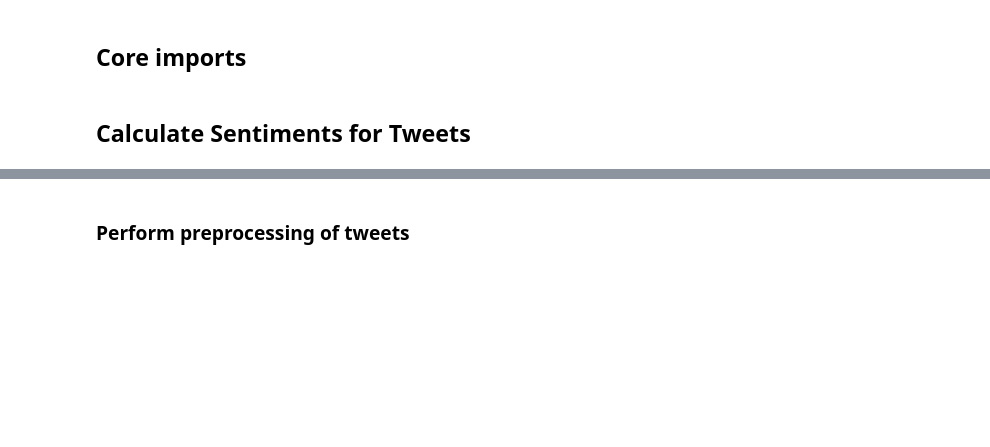
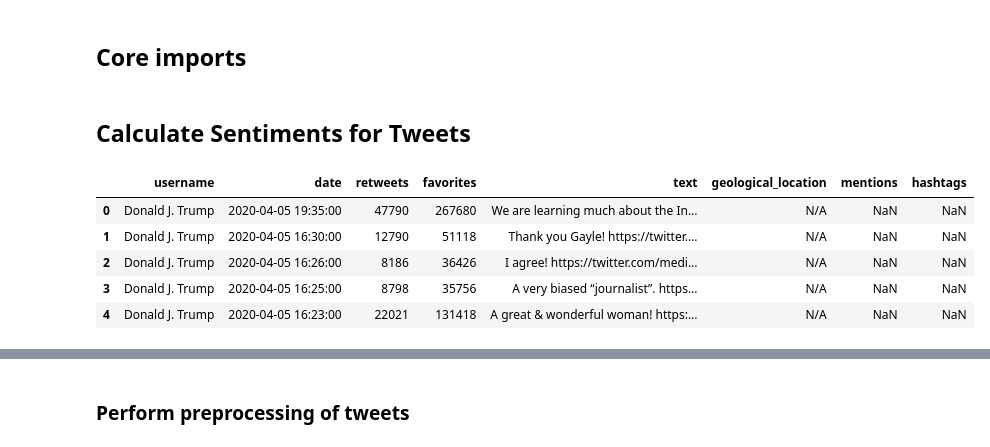
Before and after one commit to eleow/roboadvisorSystem, a Jupyter notebook: SystemCode/backend/notebooks/Sentiments.ipynb, the cells around one changed output, grey strips where cells are left out. Saved outputs shown, nothing was run; the diff lists cells and outputs as text; code cells hidden in the pictures; blank space fills up the shorter version.

```diff
--- a/SystemCode/backend/notebooks/Sentiments.ipynb
+++ b/SystemCode/backend/notebooks/Sentiments.ipynb
@@ -38,6 +38,31 @@ import sys
 sys.path.append('..')  # add parent folder to sys path
 # %% [markdown]
 ## Calculate Sentiments for Tweets
+# %%
+username="realDonaldTrump"
+twitter_data = '../data/twitter/tweets_'+username+'.csv'
+donald = pd.read_csv(twitter_data)
+
+# dataset = dataset.drop_duplicates(["permalink"])
+# dataset.to_csv(twitter_data, index=False)
+
+donald = donald.drop(['language', 'tweet_id', 'permalink', 'user_handle'], axis=1)
+
+# zero-pad hour in date string, then convert to a datetime
+donald['date'] = [re.sub(single_digit_hour, lambda s: '{}:{}'.format(s.group(1).zfill(2), s.group(2)), str(x)) for x in dataset['date']]
+donald['date'] = pd.to_datetime(dataset['date'], format="%d/%m/%Y %H:%M")
+
+donald['geological_location'] = donald['geological_location'].fillna('N/A')
+# dataset['mentions'] = dataset['mentions'].fillna('')
+# dataset['hashtags'] = dataset['hashtags'].fillna('')
+donald.head()
+# %% [output]
+|  | username | date | retweets | favorites | text | geological_location | mentions | hashtags |
+| 0 | Donald J. Trump | 2020-04-05 19:35:00 | 47790 | 267680 | We are learning much about the In... | N/A | NaN | NaN |
+| 1 | Donald J. Trump | 2020-04-05 16:30:00 | 12790 | 51118 | Thank you Gayle! https://twitter.... | N/A | NaN | NaN |
+| 2 | Donald J. Trump | 2020-04-05 16:26:00 | 8186 | 36426 | I agree! https://twitter.com/medi... | N/A | NaN | NaN |
+| 3 | Donald J. Trump | 2020-04-05 16:25:00 | 8798 | 35756 | A very biased “journalist”. https... | N/A | NaN | NaN |
+| 4 | Donald J. Trump | 2020-04-05 16:23:00 | 22021 | 131418 | A great & wonderful woman! https:... | N/A | NaN | NaN |
 # %%
 single_digit_hour = re.compile(r'\b(\d{1}):([0-5]?[0-9])')
 
```
Also changed, not shown: parts of 3 cells of this notebook, 5 other files.
